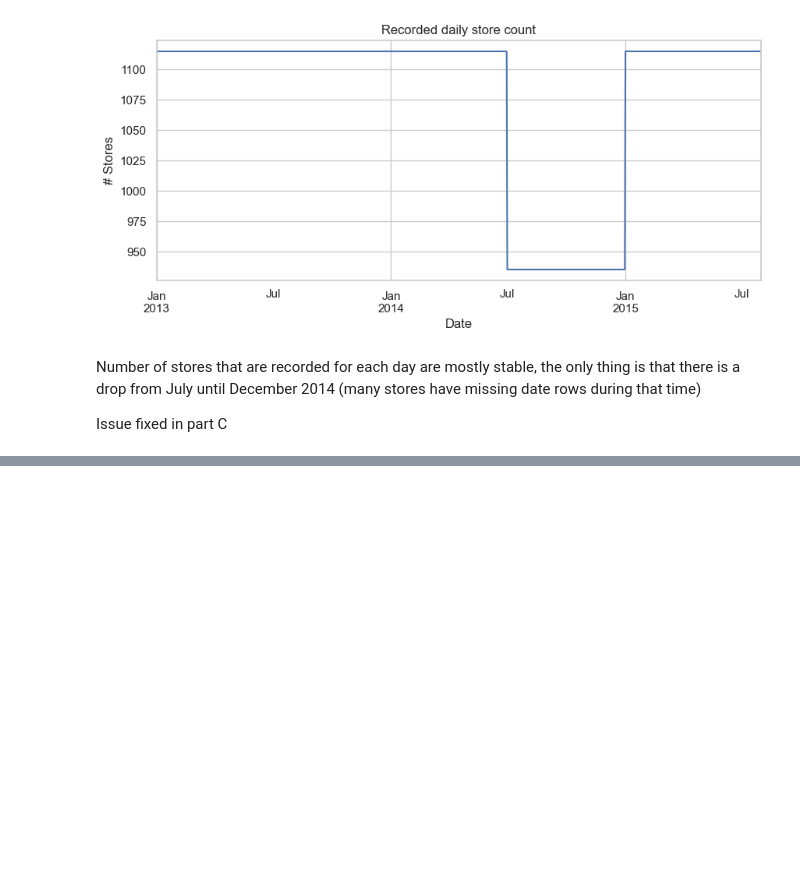
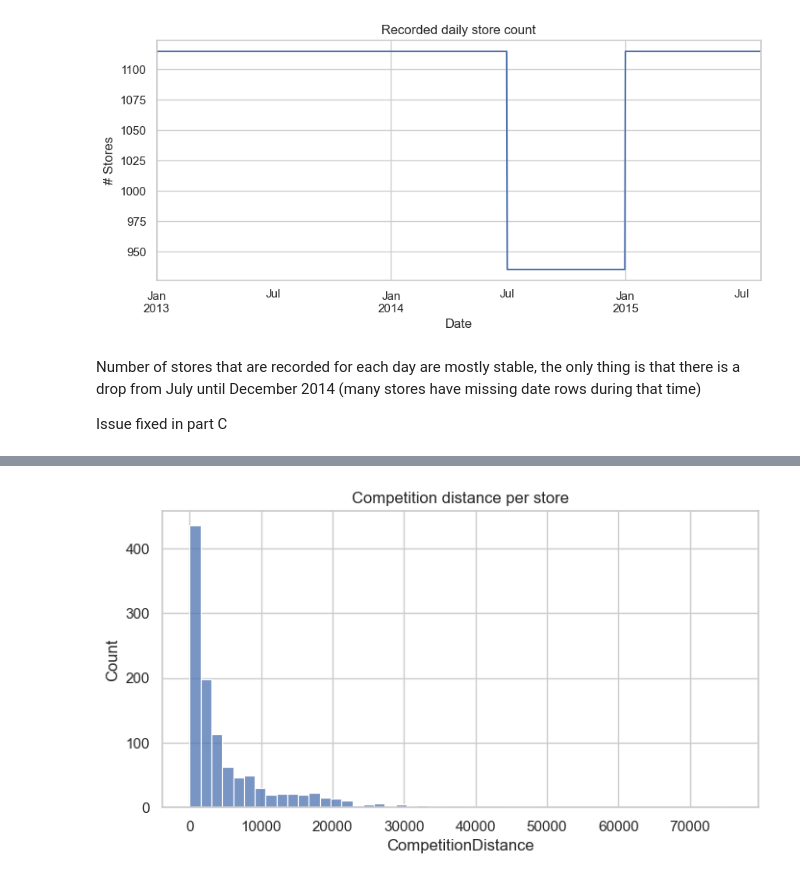
Before and after one commit to sam-ensafi/retail-sales-forecasting-rossmann, a Jupyter notebook: notebooks/eda.ipynb, the cells around one changed output, grey strips where cells are left out. Saved outputs shown, nothing was run; the diff lists cells and outputs as text; code cells hidden in the pictures; blank space fills up the shorter version.

```diff
--- a/notebooks/eda.ipynb
+++ b/notebooks/eda.ipynb
@@ -312,0 +362,8 @@ Issue fixed in part C
+# %%
+plt.figure(figsize=(8,4))
+sns.histplot(store_clean['CompetitionDistance'],bins= 50)
+plt.title("Competition distance per store")
+plt.show()
+# most of the stores have competitors near them
+# %% [output]
+[figure, added]
```
Also changed, not shown: parts of 9 cells of this notebook.
